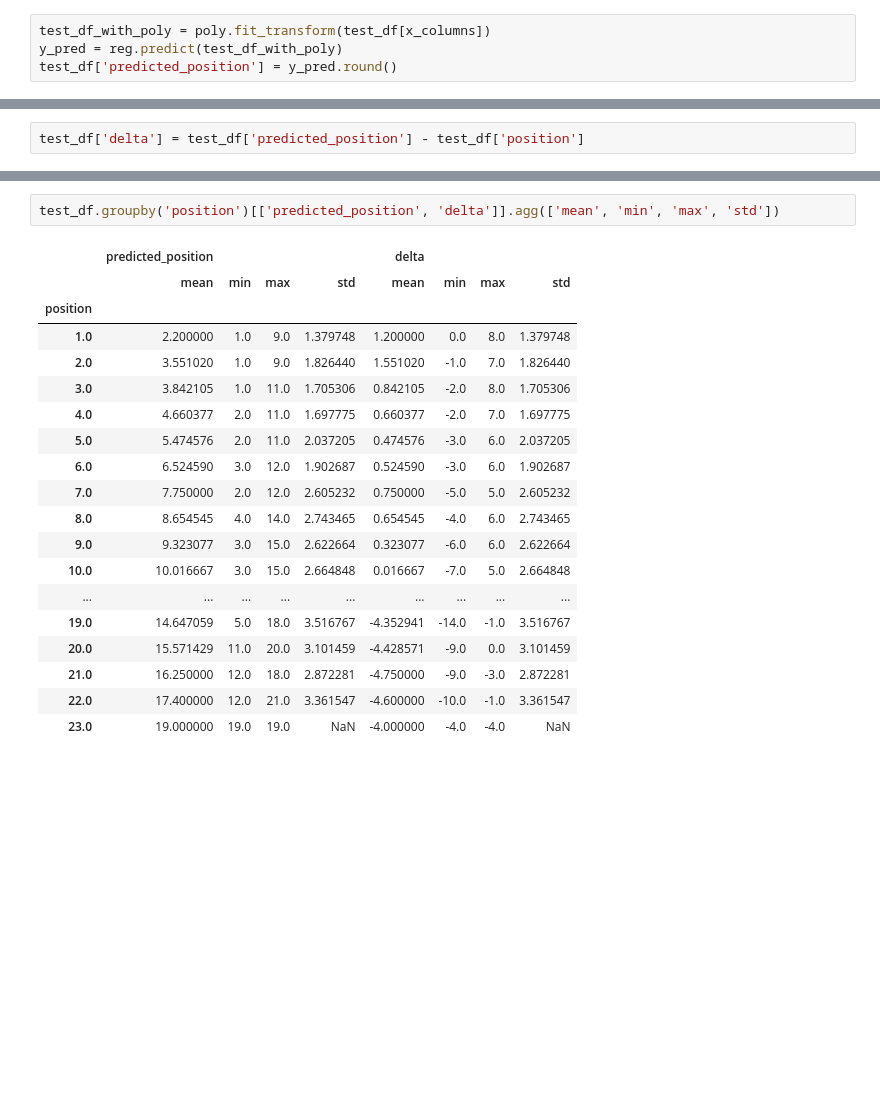
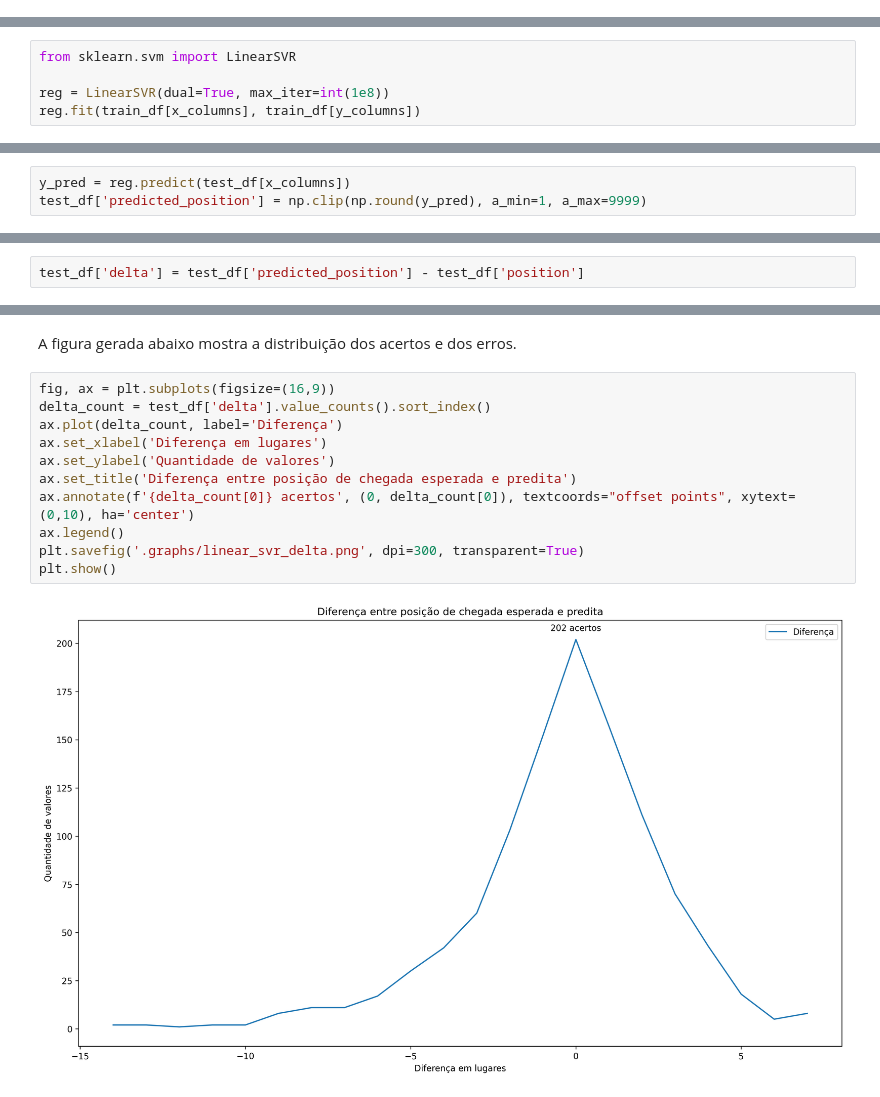
Before and after one commit to GuiCT/data-science-uni, a Jupyter notebook: predictive.ipynb, the cells around one changed output, grey strips where cells are left out. Drawn from its saved outputs; the diff is of its cells as text; blank space fills up the shorter version.

```diff
--- a/predictive.ipynb
+++ b/predictive.ipynb
@@ -325,4 +361,0 @@ HuberRegressor(max_iter=1000000)
-# %%
-test_df_with_poly = poly.fit_transform(test_df[x_columns])
-y_pred = reg.predict(test_df_with_poly)
-test_df['predicted_position'] = y_pred.round()
@@ -328,0 +366,5 @@ test_df['predicted_position'] = y_pred.round()
+# %%
+from sklearn.svm import LinearSVR
+
+reg = LinearSVR(dual=True, max_iter=int(1e8))
+reg.fit(train_df[x_columns], train_df[y_columns])
@@ -328,0 +375,3 @@ test_df['predicted_position'] = y_pred.round()
+# %%
+y_pred = reg.predict(test_df[x_columns])
+test_df['predicted_position'] = np.clip(np.round(y_pred), a_min=1, a_max=9999)
@@ -355,22 +393,15 @@ plt.show()
-# %%
-test_df.groupby('position')[['predicted_position', 'delta']].agg(['mean', 'min', 'max', 'std'])
-# %% [output]
-|  | predicted_position |  |  |  | delta |  |  |  |
-|  | mean | min | max | std | mean | min | max | std |
-| position |  |  |  |  |  |  |  |  |
-| 1.0 | 2.200000 | 1.0 | 9.0 | 1.379748 | 1.200000 | 0.0 | 8.0 | 1.379748 |
-| 2.0 | 3.551020 | 1.0 | 9.0 | 1.826440 | 1.551020 | -1.0 | 7.0 | 1.826440 |
-| 3.0 | 3.842105 | 1.0 | 11.0 | 1.705306 | 0.842105 | -2.0 | 8.0 | 1.705306 |
-| 4.0 | 4.660377 | 2.0 | 11.0 | 1.697775 | 0.660377 | -2.0 | 7.0 | 1.697775 |
-| 5.0 | 5.474576 | 2.0 | 11.0 | 2.037205 | 0.474576 | -3.0 | 6.0 | 2.037205 |
-| 6.0 | 6.524590 | 3.0 | 12.0 | 1.902687 | 0.524590 | -3.0 | 6.0 | 1.902687 |
-| 7.0 | 7.750000 | 2.0 | 12.0 | 2.605232 | 0.750000 | -5.0 | 5.0 | 2.605232 |
-| 8.0 | 8.654545 | 4.0 | 14.0 | 2.743465 | 0.654545 | -4.0 | 6.0 | 2.743465 |
-| 9.0 | 9.323077 | 3.0 | 15.0 | 2.622664 | 0.323077 | -6.0 | 6.0 | 2.622664 |
-| 10.0 | 10.016667 | 3.0 | 15.0 | 2.664848 | 0.016667 | -7.0 | 5.0 | 2.664848 |
-| ... | ... | ... | ... | ... | ... | ... | ... | ... |
-| 19.0 | 14.647059 | 5.0 | 18.0 | 3.516767 | -4.352941 | -14.0 | -1.0 | 3.516767 |
-| 20.0 | 15.571429 | 11.0 | 20.0 | 3.101459 | -4.428571 | -9.0 | 0.0 | 3.101459 |
-| 21.0 | 16.250000 | 12.0 | 18.0 | 2.872281 | -4.750000 | -9.0 | -3.0 | 2.872281 |
-| 22.0 | 17.400000 | 12.0 | 21.0 | 3.361547 | -4.600000 | -10.0 | -1.0 | 3.361547 |
-| 23.0 | 19.000000 | 19.0 | 19.0 | NaN | -4.000000 | -4.0 | -4.0 | NaN |
+# %% [markdown]
+A figura gerada abaixo mostra a distribuição dos acertos e dos erros.
+# %%
+fig, ax = plt.subplots(figsize=(16,9))
+delta_count = test_df['delta'].value_counts().sort_index()
+ax.plot(delta_count, label='Diferença')
+ax.set_xlabel('Diferença em lugares')
+ax.set_ylabel('Quantidade de valores')
+ax.set_title('Diferença entre posição de chegada esperada e predita')
+ax.annotate(f'{delta_count[0]} acertos', (0, delta_count[0]), textcoords="offset points", xytext=(0,10), ha='center')
+ax.legend()
+plt.savefig('.graphs/linear_svr_delta.png', dpi=300, transparent=True)
+plt.show()
+# %% [output]
+[figure, added]
```
Also changed, not shown: parts of 48 cells of this notebook, 1 other file.
